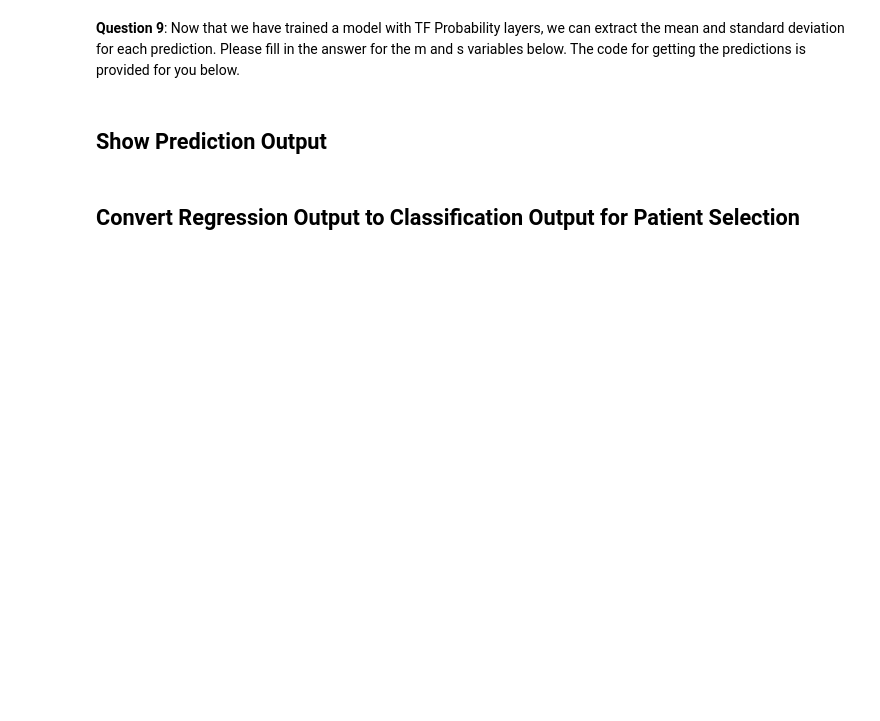
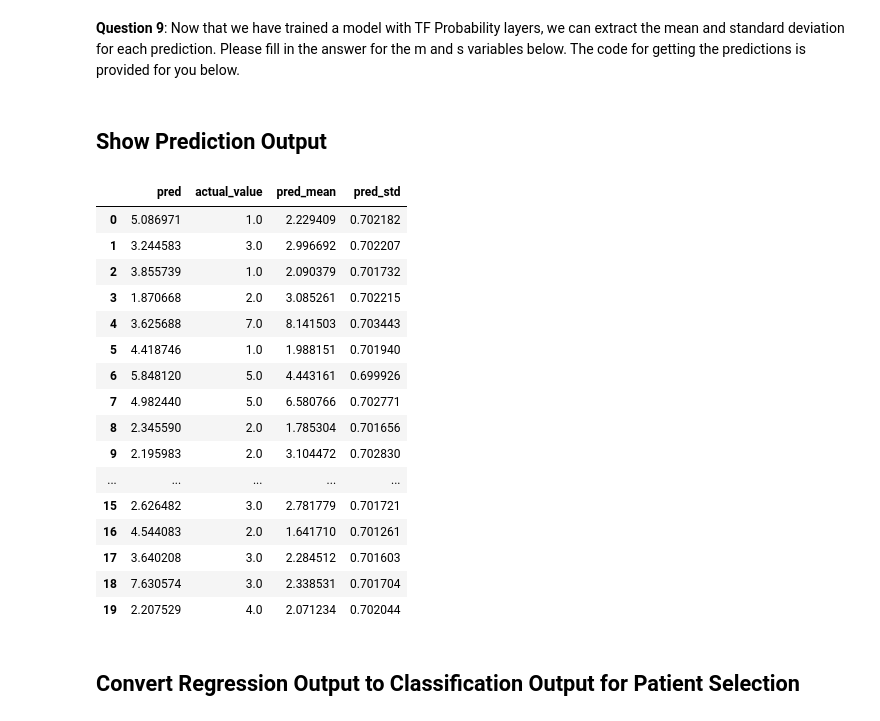
Before and after one commit to luigisaetta/uci-diabetes, a Jupyter notebook: project/starter_code/student_project.ipynb, the cells around one changed output. Drawn from its saved outputs; the diff is of its cells as text; code cells hidden in the pictures; blank space fills up the shorter version.

```diff
--- a/project/starter_code/student_project.ipynb
+++ b/project/starter_code/student_project.ipynb
@@ -826,7 +855,25 @@ prob_outputs = {
 }
 prob_output_df = pd.DataFrame(prob_outputs)
 # %%
-prob_output_df.head()
+prob_output_df.head(20)
+# %% [output]
+|  | pred | actual_value | pred_mean | pred_std |
+| 0 | 5.086971 | 1.0 | 2.229409 | 0.702182 |
+| 1 | 3.244583 | 3.0 | 2.996692 | 0.702207 |
+| 2 | 3.855739 | 1.0 | 2.090379 | 0.701732 |
+| 3 | 1.870668 | 2.0 | 3.085261 | 0.702215 |
+| 4 | 3.625688 | 7.0 | 8.141503 | 0.703443 |
+| 5 | 4.418746 | 1.0 | 1.988151 | 0.701940 |
+| 6 | 5.848120 | 5.0 | 4.443161 | 0.699926 |
+| 7 | 4.982440 | 5.0 | 6.580766 | 0.702771 |
+| 8 | 2.345590 | 2.0 | 1.785304 | 0.701656 |
+| 9 | 2.195983 | 2.0 | 3.104472 | 0.702830 |
+| ... | ... | ... | ... | ... |
+| 15 | 2.626482 | 3.0 | 2.781779 | 0.701721 |
+| 16 | 4.544083 | 2.0 | 1.641710 | 0.701261 |
+| 17 | 3.640208 | 3.0 | 2.284512 | 0.701603 |
+| 18 | 7.630574 | 3.0 | 2.338531 | 0.701704 |
+| 19 | 2.207529 | 4.0 | 2.071234 | 0.702044 |
 # %% [markdown]
 ## Convert Regression Output to Classification Output for Patient Selection
 # %% [markdown]
```
Also changed, not shown: parts of 18 cells of this notebook, 1 other file.
